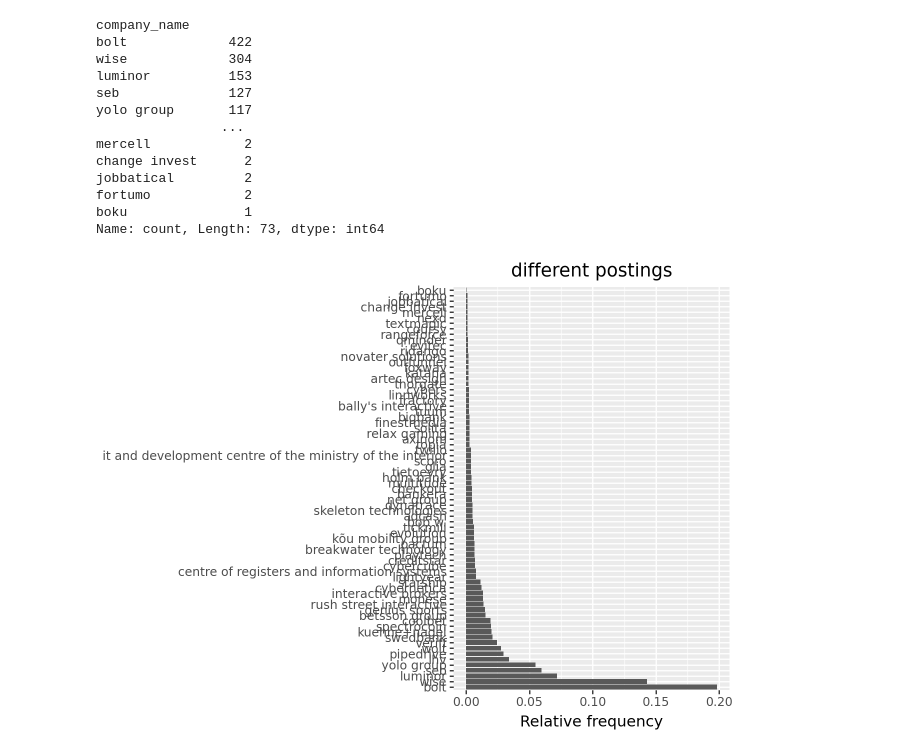
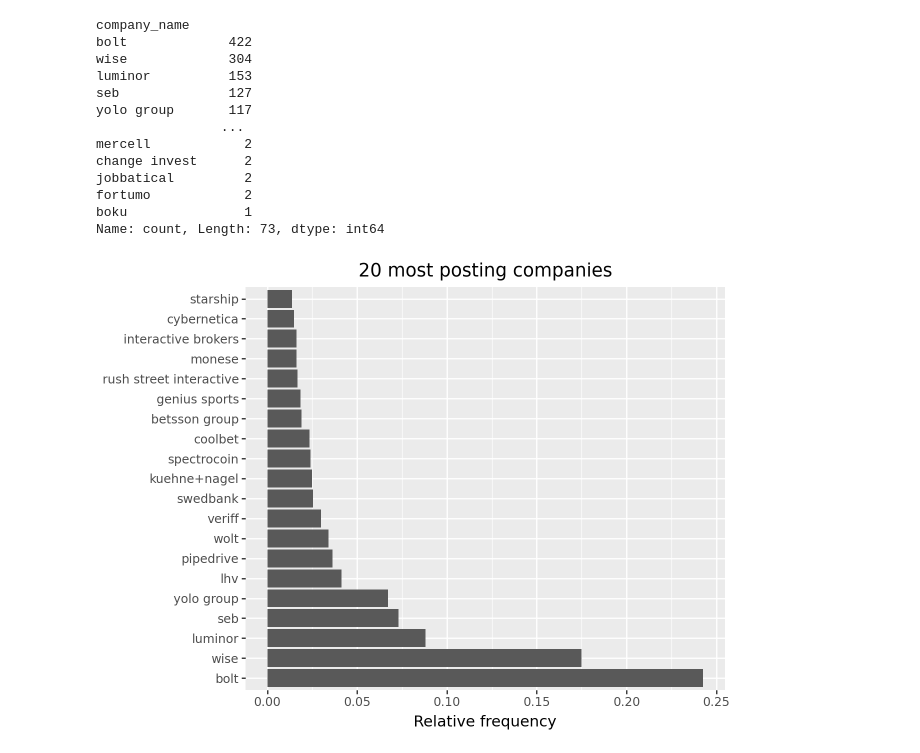
Before and after one commit to m2ger2020/listings, a Jupyter notebook: projekt.ipynb, the cells around one changed output. Cells and saved outputs as stored; diff of their text form; code cells hidden in the pictures.

```diff
--- a/projekt.ipynb
+++ b/projekt.ipynb
@@ -454,17 +454,18 @@ fortumo            2
 boku               1
 Name: count, Length: 73, dtype: int64
 # %%
-company_name_sorted=new_data['company_name'].value_counts().index.tolist()
-domain_cat=pd.Categorical(new_data['company_name'], categories=company_name_sorted)
+company_name_sorted=new_data['company_name'].value_counts().index.tolist()[:20]
+new_data_top = new_data[new_data['company_name'].isin(company_name_sorted)]
+domain_cat=pd.Categorical(new_data_top['company_name'], categories=company_name_sorted)
 
 ( p9.ggplot(
-    data=new_data,
+    data=new_data_top,
     mapping=p9.aes(x='domain_cat',y=p9.after_stat('count / np.sum(count)'))
 )
 + p9.geom_bar()
 + p9.labs(x='',y='Relative frequency')
 + p9.coord_flip()
-+ p9.ggtitle("different postings")
++ p9.ggtitle("20 most posting companies")
 )
 # %% [output]
-[figure, old version]
+[figure, new version]
```
Also changed, not shown: parts of 1 cell of this notebook.
